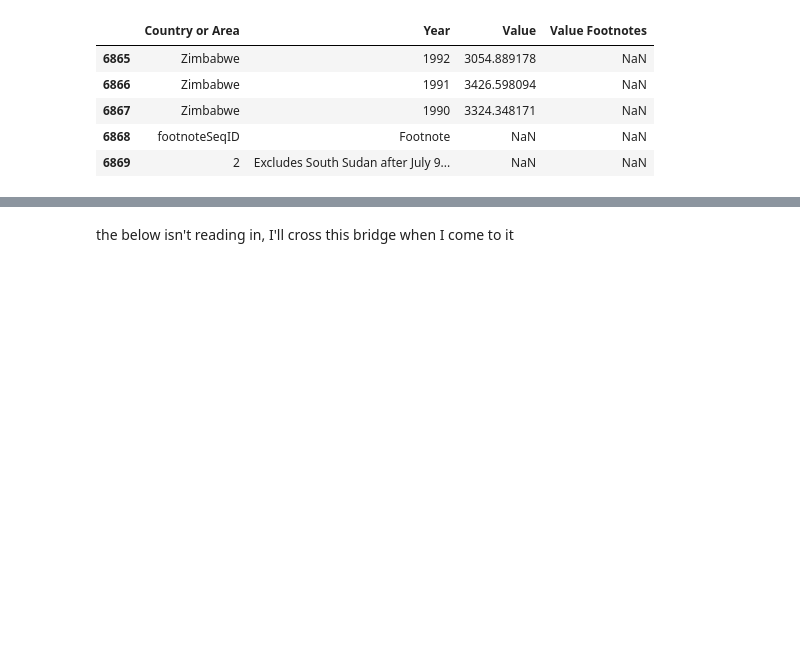
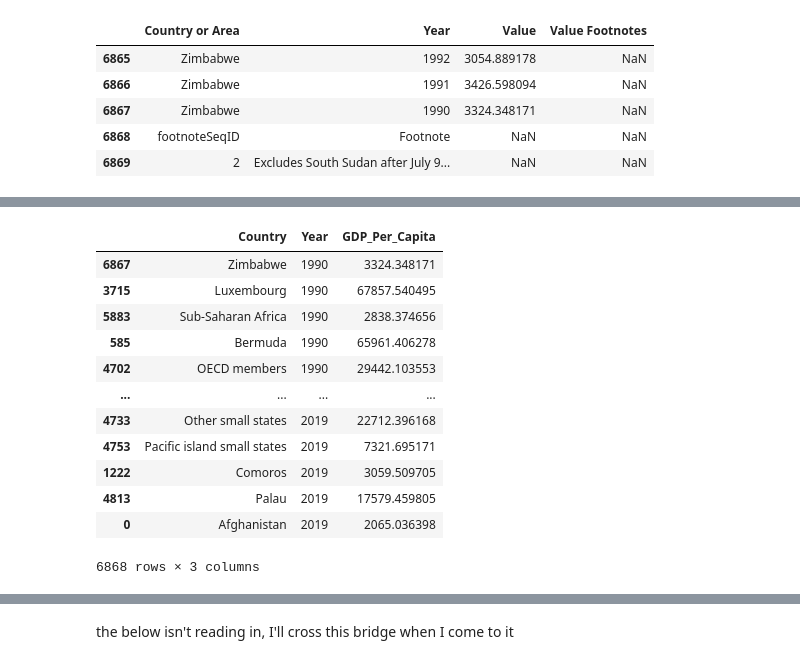
Before and after one commit to nss-data-science-cohort-5/un_exploration-jcrando, a Jupyter notebook: notebooks/un_exploration-.ipynb, the cells around one changed output, grey strips where cells are left out. Cells and saved outputs as stored; diff of their text form; code cells hidden in the pictures; blank space fills up the shorter version.

```diff
--- a/notebooks/un_exploration-.ipynb
+++ b/notebooks/un_exploration-.ipynb
@@ -33,2 +38,2 @@ gdp_df.tail()
 # %%
-gdp_df.drop(index=['6868', '6869'], inplace=True)
+gdp_df= gdp_df.drop([6868, 6869])
@@ -36,0 +113,16 @@ KeyError: "['6868' '6869'] not found in axis"
+# %%
+gdp_df.sort_values('Year')
+# %% [output]
+|  | Country | Year | GDP_Per_Capita |
+| 6867 | Zimbabwe | 1990 | 3324.348171 |
+| 3715 | Luxembourg | 1990 | 67857.540495 |
+| 5883 | Sub-Saharan Africa | 1990 | 2838.374656 |
+| 585 | Bermuda | 1990 | 65961.406278 |
+| 4702 | OECD members | 1990 | 29442.103553 |
+| ... | ... | ... | ... |
+| 4733 | Other small states | 2019 | 22712.396168 |
+| 4753 | Pacific island small states | 2019 | 7321.695171 |
+| 1222 | Comoros | 2019 | 3059.509705 |
+| 4813 | Palau | 2019 | 17579.459805 |
+| 0 | Afghanistan | 2019 | 2065.036398 |
+6868 rows × 3 columns
```
Also changed, not shown: parts of 35 cells of this notebook.
